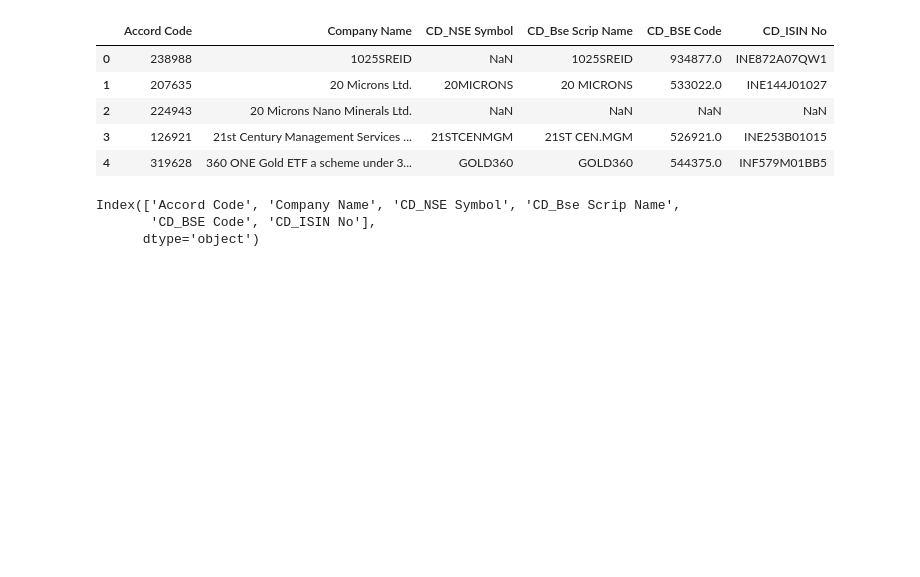
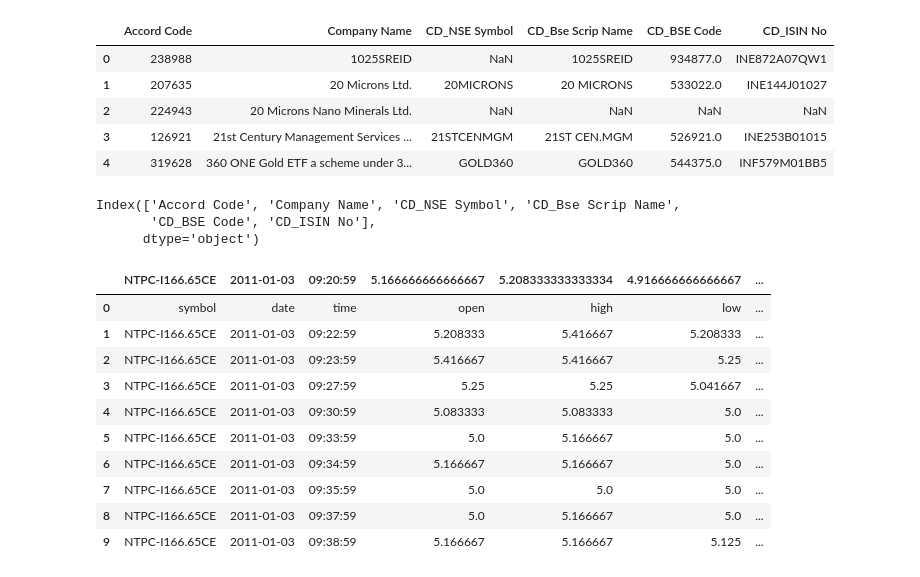
Before and after one commit to qodeinvestments/Qode-Data-Fetcher, a Jupyter notebook: scripts/view.ipynb, the cells around one changed output. Drawn from its saved outputs; the diff is of its cells as text; code cells hidden in the pictures; blank space fills up the shorter version.

```diff
--- a/scripts/view.ipynb
+++ b/scripts/view.ipynb
@@ -112,0 +115,21 @@ Index(['Accord Code', 'Company Name', 'CD_NSE Symbol', 'CD_Bse Scrip Name',
+# %%
+header_row = pd.DataFrame([], columns=['symbol', 'date', 'time', 'open', 'high', 'low', 'close', 'volume', 'OI'])
+
+
+df_reset = df.reset_index(drop=True)
+
+df_new = pd.concat([header_row, df_reset], ignore_index=True)
+
+df_new.head(10)
+# %% [output]
+|  | NTPC-I166.65CE | 2011-01-03 | 09:20:59 | 5.166666666666667 | 5.208333333333334 | 4.916666666666667 | ... |
+| 0 | symbol | date | time | open | high | low | ... |
+| 1 | NTPC-I166.65CE | 2011-01-03 | 09:22:59 | 5.208333 | 5.416667 | 5.208333 | ... |
+| 2 | NTPC-I166.65CE | 2011-01-03 | 09:23:59 | 5.416667 | 5.416667 | 5.25 | ... |
+| 3 | NTPC-I166.65CE | 2011-01-03 | 09:27:59 | 5.25 | 5.25 | 5.041667 | ... |
+| 4 | NTPC-I166.65CE | 2011-01-03 | 09:30:59 | 5.083333 | 5.083333 | 5.0 | ... |
+| 5 | NTPC-I166.65CE | 2011-01-03 | 09:33:59 | 5.0 | 5.166667 | 5.0 | ... |
+| 6 | NTPC-I166.65CE | 2011-01-03 | 09:34:59 | 5.166667 | 5.166667 | 5.0 | ... |
+| 7 | NTPC-I166.65CE | 2011-01-03 | 09:35:59 | 5.0 | 5.0 | 5.0 | ... |
+| 8 | NTPC-I166.65CE | 2011-01-03 | 09:37:59 | 5.0 | 5.166667 | 5.0 | ... |
+| 9 | NTPC-I166.65CE | 2011-01-03 | 09:38:59 | 5.166667 | 5.166667 | 5.125 | ... |
```
Also changed, not shown: parts of 1 cell of this notebook, 20 other files.
